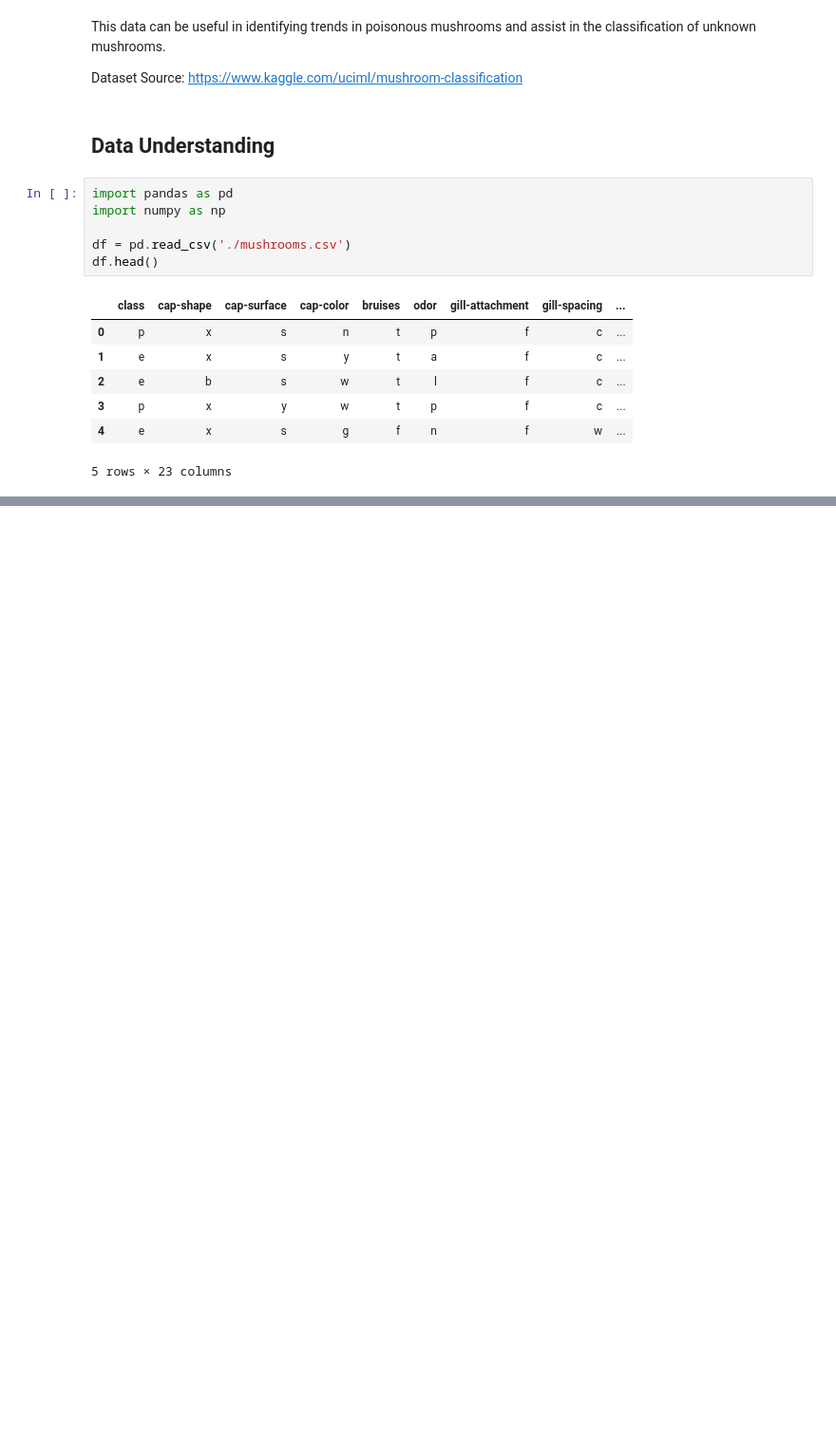
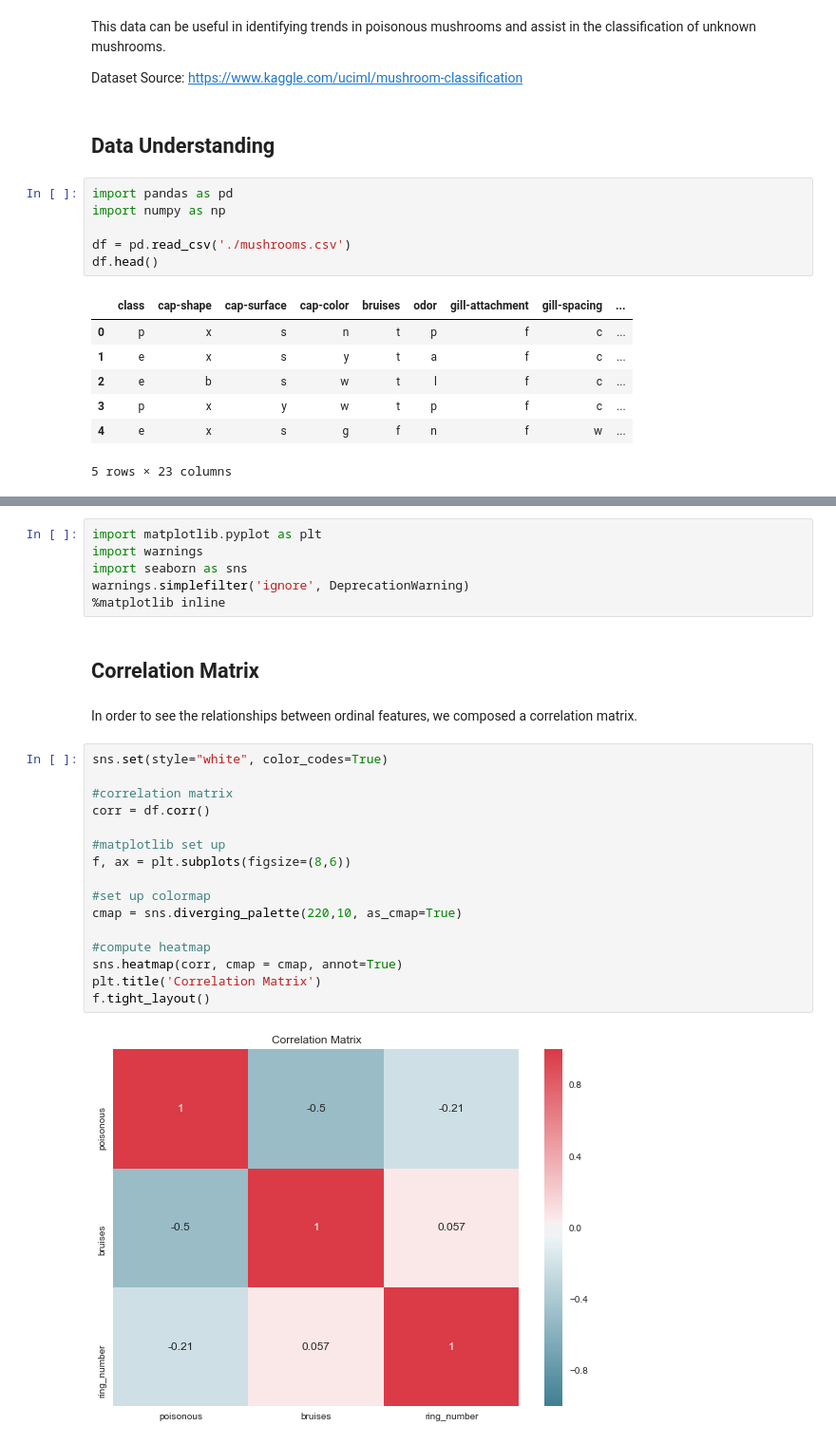
Before and after one commit to Thakugan/machine-learning-notebooks, a Jupyter notebook: 1-exploring-table-data/mushroom-hunting.ipynb, the cells around one changed output, grey strips where cells are left out. Shown at 95% size. Cells and saved outputs as stored; diff of their text form; blank space fills up the shorter version.

```diff
--- a/1-exploring-table-data/mushroom-hunting.ipynb
+++ b/1-exploring-table-data/mushroom-hunting.ipynb
@@ -31,0 +193,28 @@ This data is extremely confusing since we don't inherently know what any of the
+# %%
+import matplotlib.pyplot as plt
+import warnings
+import seaborn as sns
+warnings.simplefilter('ignore', DeprecationWarning)
+%matplotlib inline
+# %% [markdown]
+## Correlation Matrix
+# %% [markdown]
+In order to see the relationships between ordinal features, we composed a correlation matrix.
+# %%
+sns.set(style="white", color_codes=True)
+
+#correlation matrix
+corr = df.corr()
+
+#matplotlib set up
+f, ax = plt.subplots(figsize=(8,6))
+
+#set up colormap
+cmap = sns.diverging_palette(220,10, as_cmap=True)
+
+#compute heatmap
+sns.heatmap(corr, cmap = cmap, annot=True)
+plt.title('Correlation Matrix')
+f.tight_layout()
+# %% [output]
+[figure, added]
```
Also changed, not shown: parts of 20 cells of this notebook.
